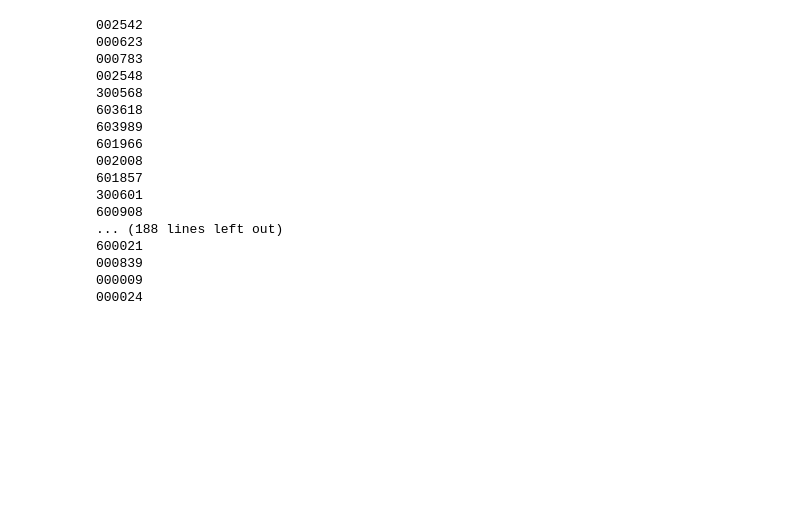
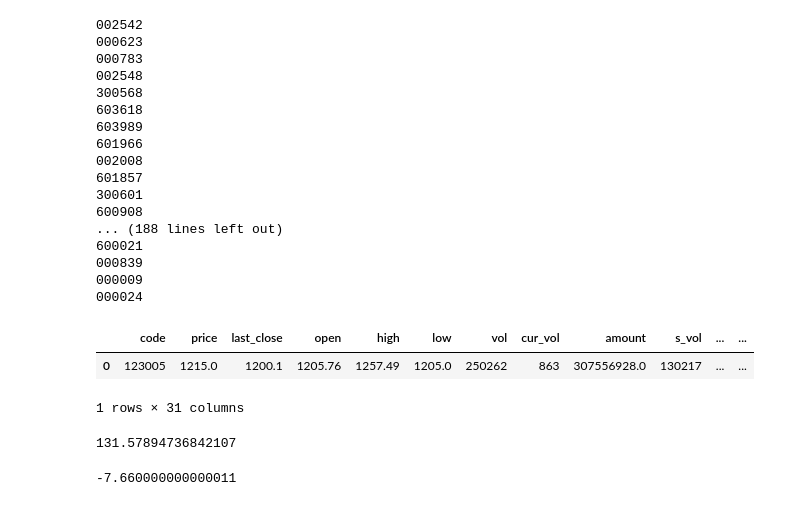
Before and after one commit to barneyElDinosaurio/base_function, a Jupyter notebook: tushare_sample.ipynb, the cells around one changed output. Drawn from its saved outputs; the diff is of its cells as text; code cells hidden in the pictures; blank space fills up the shorter version.

```diff
--- a/tushare_sample.ipynb
+++ b/tushare_sample.ipynb
@@ -363,3 +345,11 @@ for i in debt['scode']:
 000839
 000009
 000024
+# %%
+bond=ts.quotes('123005',conn=conn)
+# %%
+bond
+# %% [output]
+|  | code | price | last_close | open | high | low | vol | cur_vol | amount | s_vol | ... | ... |
+| 0 | 123005 | 1215.0 | 1200.1 | 1205.76 | 1257.49 | 1205.0 | 250262 | 863 | 307556928.0 | 130217 | ... | ... |
+1 rows × 31 columns
@@ -365,0 +360,9 @@ for i in debt['scode']:
+# %%
+value
+# %% [output]
+131.57894736842107
+# %%
+price=121.5
+(price - value)*1.00/value*100
+# %% [output]
+-7.660000000000011
```
Also changed, not shown: parts of 6 cells of this notebook, 1 other file.
